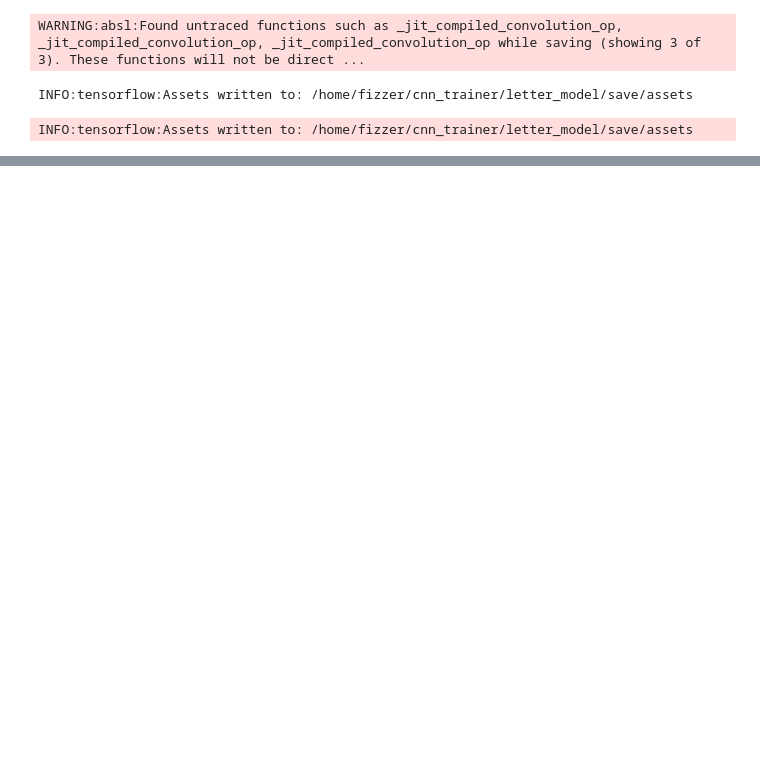
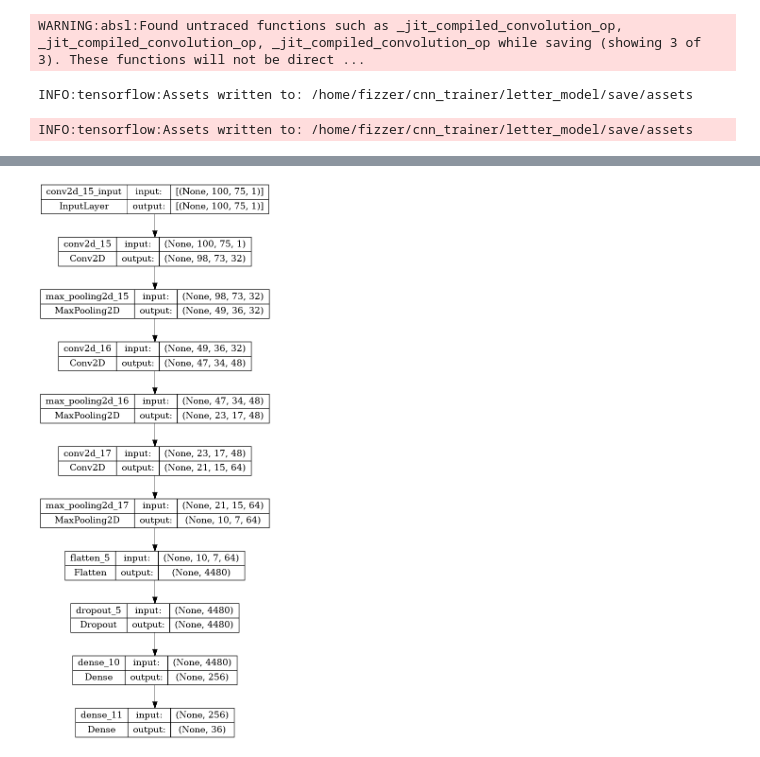
Before and after one commit to mackWilson2795/353_cnn_trainer, a Jupyter notebook: better_letter_cnn_trainer.ipynb, the cells around one changed output, grey strips where cells are left out. Cells and saved outputs as stored; diff of their text form; code cells hidden in the pictures; blank space fills up the shorter version.

```diff
--- a/better_letter_cnn_trainer.ipynb
+++ b/better_letter_cnn_trainer.ipynb
@@ -293,0 +266,4 @@ print(conv_model.predict(x_dataset)[0])
+# %%
+plot_model(conv_model, to_file='letter_model.png', show_shapes=True)
+# %% [output]
+[figure, added]
```
Also changed, not shown: parts of 12 cells of this notebook, 19 other files.
